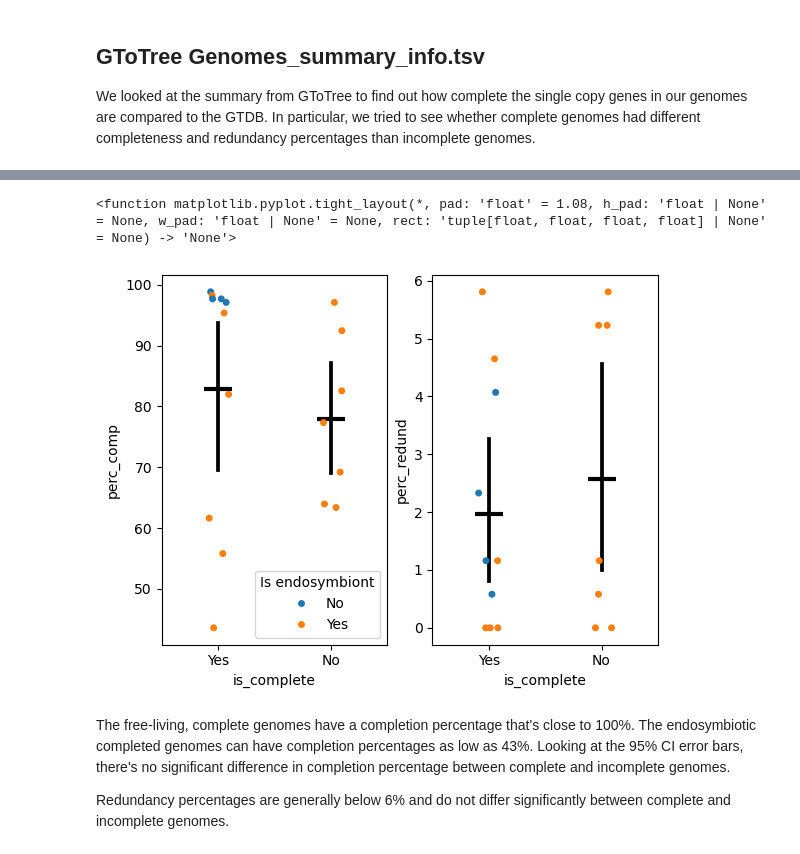
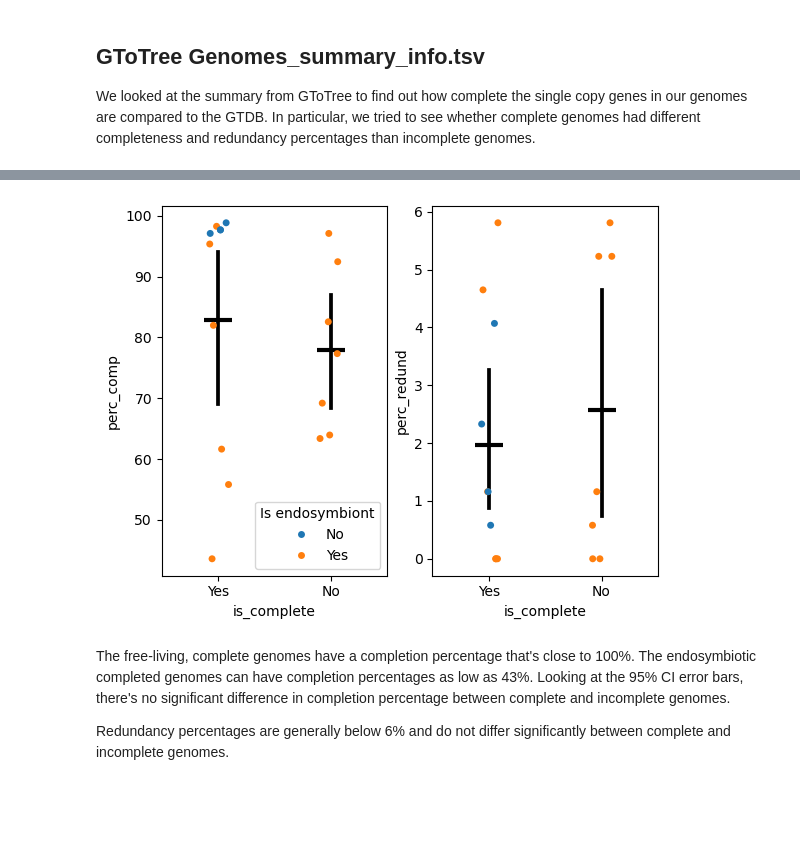
Before and after one commit to drumfreakk/GBI_endosymbiosis, a Jupyter notebook: endosymbiosis_logbook.ipynb, the cells around one changed output, grey strips where cells are left out. Drawn from its saved outputs; the diff is of its cells as text; code cells hidden in the pictures; blank space fills up the shorter version.

```diff
--- a/endosymbiosis_logbook.ipynb
+++ b/endosymbiosis_logbook.ipynb
@@ -10,13 +12,11 @@ from scipy import stats
 
 We looked at the summary from GToTree to find out how complete the single copy genes in our genomes are compared to the GTDB. In particular, we tried to see whether complete genomes had different completeness and redundancy percentages than incomplete genomes.
 # %%
-df = pd.read_table("data/gtotree/Genomes_summary_info.tsv")
-df["is_complete"] = ["Yes","No","Yes","Yes","Yes","Yes","No","Yes","Yes","Yes","Yes","No","Yes","No","No","No","No"]
-df["is_endosymb"] = ["No","Yes","Yes","Yes","Yes","No","Yes","Yes","No","Yes","No","Yes","Yes","Yes","Yes","Yes","Yes"]
+species_df = pd.read_table("data/gtotree/Genomes_summary_info.tsv")
+species_df["is_complete"] = ["Yes","No","Yes","Yes","Yes","Yes","No","Yes","Yes","Yes","Yes","No","Yes","No","No","No","No"]
+species_df["is_endosymb"] = ["No","Yes","Yes","Yes","Yes","No","Yes","Yes","No","Yes","No","Yes","Yes","Yes","Yes","Yes","Yes"]
 
-
-
-df
+species_df
 # %% [output]
 |  | assembly_id | taxid | num_SCG_hits | uniq_SCG_hits | perc_comp | perc_redund | num_SCG_hits_after_len_filt | ... |
 | 0 | Dickeya_dadantii_XJ12_GCF_0301685... | NaN | 167 | 163 | 97.09 | 2.33 | 162 | ... |
@@ -39,19 +39,19 @@ df
 # %%
 fig, axes = plt.subplots(1,2)
 
-sns.stripplot(data=df,x="is_complete",y="perc_comp",hue="is_endosymb", ax = axes[0])
-sns.pointplot(data=df,x="is_complete",y="perc_comp",linestyle="none",errorbar="ci",marker="_",markersize=20,markeredgewidth=3,ax=axes[0],color="black")
+sns.stripplot(data=species_df,x="is_complete",y="perc_comp",hue="is_endosymb", ax = axes[0])
+sns.pointplot(data=species_df,x="is_complete",y="perc_comp",linestyle="none",errorbar="ci",marker="_",markersize=20,markeredgewidth=3,ax=axes[0],color="black")
 
-sns.stripplot(data=df,x="is_complete",y="perc_redund",hue="is_endosymb", ax = axes[1],legend=False)
-sns.pointplot(data=df,x="is_complete",y="perc_redund",linestyle="none", errorbar="ci", marker="_",markersize=20,markeredgewidth=3,ax=axes[1],color="black")
+sns.stripplot(data=species_df,x="is_complete",y="perc_redund",hue="is_endosymb", ax = axes[1],legend=False)
+sns.pointplot(data=species_df,x="is_complete",y="perc_redund",linestyle="none", errorbar="ci", marker="_",markersize=20,markeredgewidth=3,ax=axes[1],color="black")
 
 handles, labels = axes[1].get_legend_handles_labels()
 axes[0].legend(title="Is endosymbiont", loc='lower right')
 
 plt.tight_layout
+plt.show()
 # %% [output]
-<function matplotlib.pyplot.tight_layout(*, pad: 'float' = 1.08, h_pad: 'float | None' = None, w_pad: 'float | None' = None, rect: 'tuple[float, float, float, float] | None' = None) -> 'None'>
-[figure, old version]
+[figure, new version]
 # %% [markdown]
 The free-living, complete genomes have a completion percentage that's close to 100%. The endosymbiotic completed genomes can have completion percentages as low as 43%. Looking at the 95% CI error bars, there's no significant difference in completion percentage between complete and incomplete genomes.
 
```
Also changed, not shown: parts of 21 cells of this notebook, 19 other files.
